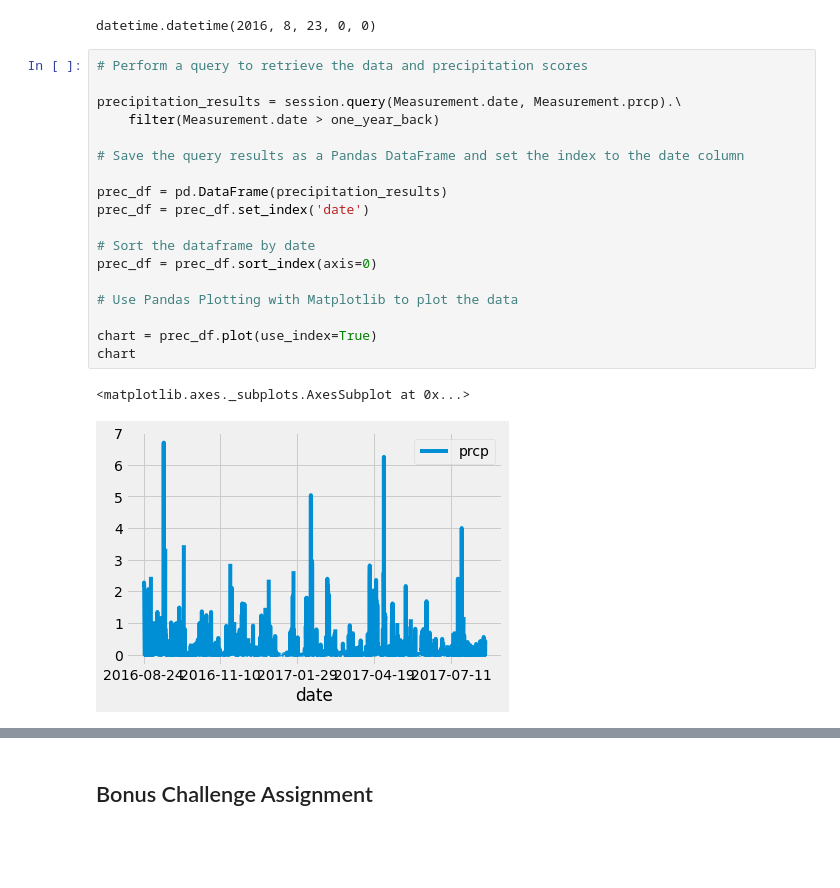
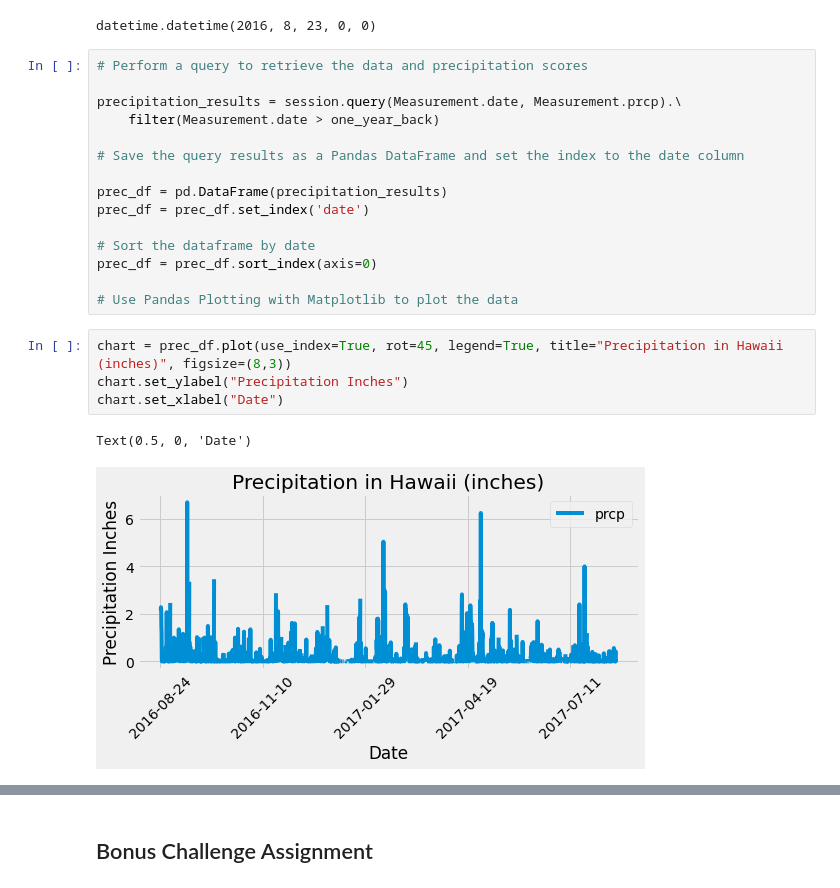
Before and after one commit to msullivan987/sqlalchemy-challenge, a Jupyter notebook: climate_MES.ipynb, the cells around one changed output, grey strips where cells are left out. Drawn from its saved outputs; the diff is of its cells as text; blank space fills up the shorter version.

```diff
--- a/climate_MES.ipynb
+++ b/climate_MES.ipynb
@@ -73,11 +73,12 @@ prec_df = prec_df.set_index('date')
 prec_df = prec_df.sort_index(axis=0)
 
 # Use Pandas Plotting with Matplotlib to plot the data
-
-chart = prec_df.plot(use_index=True)
-chart
-# %% [output]
-<matplotlib.axes._subplots.AxesSubplot at 0x...>
-[figure, removed]
+# %%
+chart = prec_df.plot(use_index=True, rot=45, legend=True, title="Precipitation in Hawaii (inches)", figsize=(8,3))
+chart.set_ylabel("Precipitation Inches")
+chart.set_xlabel("Date")
+# %% [output]
+Text(0.5, 0, 'Date')
+[figure, added]
 # %%
 # Use Pandas to calcualte the summary statistics for the precipitation data
```
Also changed, not shown: parts of 7 cells of this notebook.
